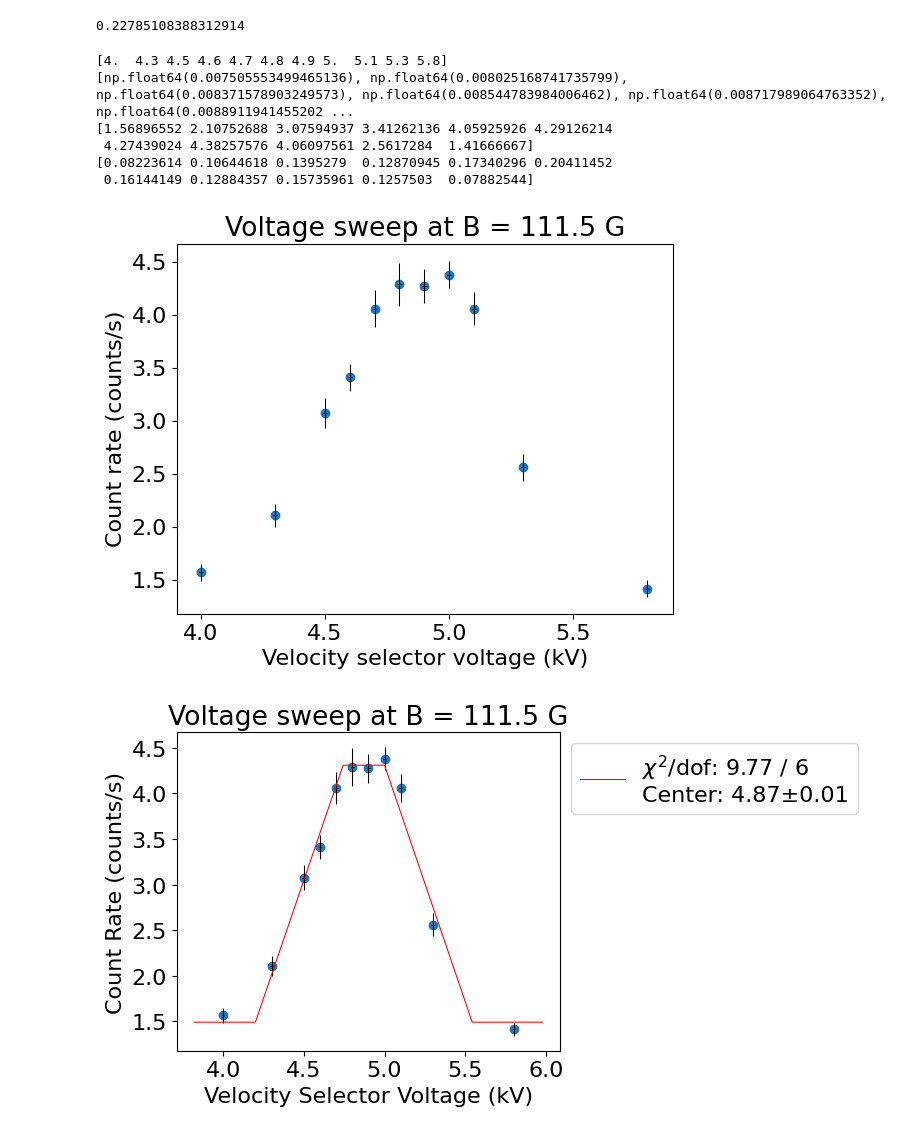
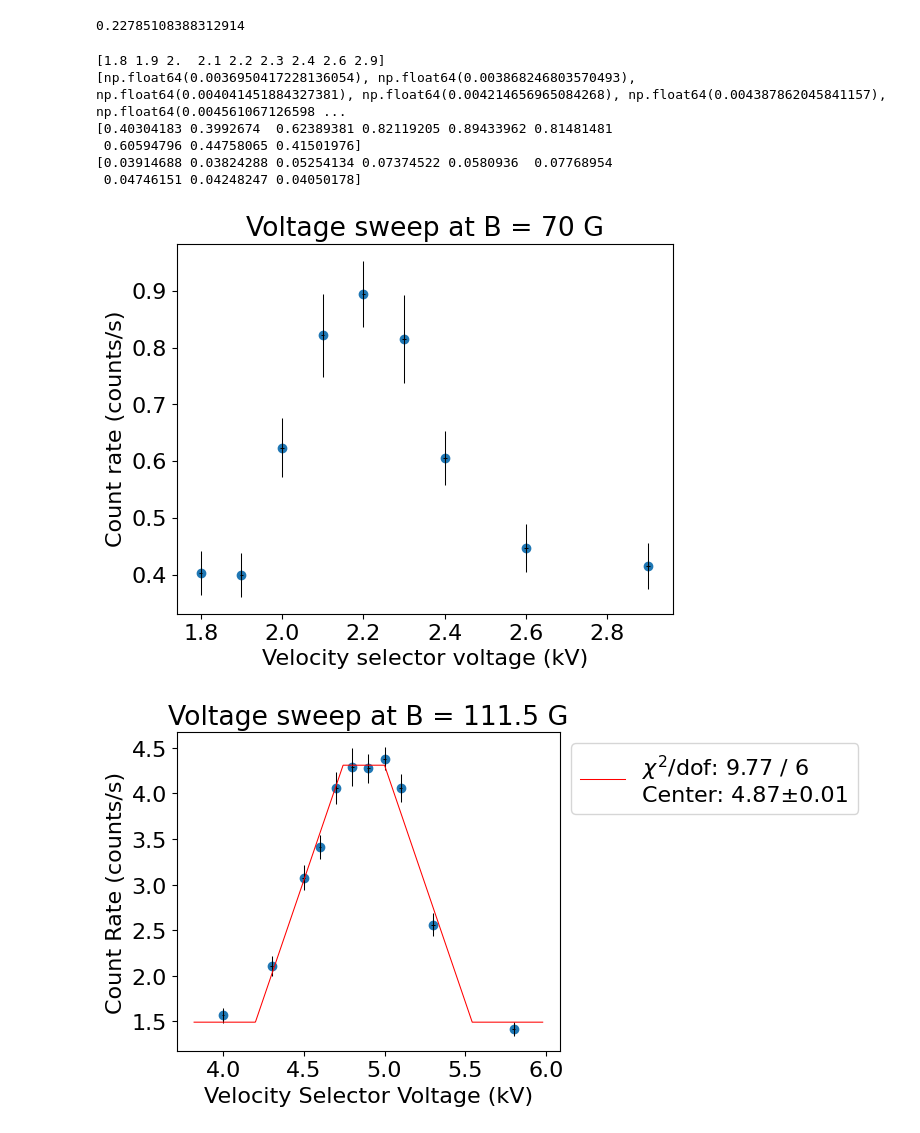
Before and after one commit to nikokopp/jlab, a Jupyter notebook: relativistic_dynamics/analysis/elliott_analysis.ipynb, the cells around one changed output. Cells and saved outputs as stored; diff of their text form; code cells hidden in the pictures.

Commit message:
70G vel sweep data

```diff
--- a/relativistic_dynamics/analysis/elliott_analysis.ipynb
+++ b/relativistic_dynamics/analysis/elliott_analysis.ipynb
@@ -92,7 +92,7 @@ print(bkg_rate)
 # %% [output]
 0.22785108388312914
 # %%
-folder = Path("/Users/elliottchalcraft/Documents/2026-27/8.13/jlab/relativistic_dynamics/data/processed/velocity_sweep_sep/120")
+folder = Path("/Users/elliottchalcraft/Documents/2026-27/8.13/jlab/relativistic_dynamics/data/raw/velocity_sweep/2026-10-16")
 
 rates = {}
 errors = {}
@@ -156,23 +156,23 @@ print(yerrs)
 # print(tot_counts[4.25] - tot_counts[4.0])
 # print(tot_counts[4.25] - tot_counts[4.5])
 # %% [output]
-[4.  4.3 4.5 4.6 4.7 4.8 4.9 5.  5.1 5.3 5.8]
-[np.float64(0.007505553499465136), np.float64(0.008025168741735799), np.float64(0.008371578903249573), np.float64(0.008544783984006462), np.float64(0.008717989064763352), np.float64(0.0088911941455202 ...
-[1.56896552 2.10752688 3.07594937 3.41262136 4.05925926 4.29126214
- 4.27439024 4.38257576 4.06097561 2.5617284  1.41666667]
-[0.08223614 0.10644618 0.1395279  0.12870945 0.17340296 0.20411452
- 0.16144149 0.12884357 0.15735961 0.1257503  0.07882544]
+[1.8 1.9 2.  2.1 2.2 2.3 2.4 2.6 2.9]
+[np.float64(0.0036950417228136054), np.float64(0.003868246803570493), np.float64(0.004041451884327381), np.float64(0.004214656965084268), np.float64(0.004387862045841157), np.float64(0.004561067126598 ...
+[0.40304183 0.3992674  0.62389381 0.82119205 0.89433962 0.81481481
+ 0.60594796 0.44758065 0.41501976]
+[0.03914688 0.03824288 0.05254134 0.07374522 0.0580936  0.07768954
+ 0.04746151 0.04248247 0.04050178]
 # %%
 plt.figure()
 plt.errorbar(x, y, yerr=yerrs, xerr=xerrs, fmt='none', ecolor='black', linewidth=0.75)
 plt.scatter(x,y)
 # plt.plot(x,y)
 plt.xlabel('Velocity selector voltage (kV)')
 plt.ylabel('Count rate (counts/s)')
-plt.title('Voltage sweep at B = 111.5 G')
+plt.title('Voltage sweep at B = 70 G')
 plt.show()
 # %% [output]
-[figure, old version]
+[figure, new version]
 # %%
 def trapezoid(x, center=0, slope=1, width=1, height=1, offset=0):
     """
```
Also changed, not shown: 10 other files.
